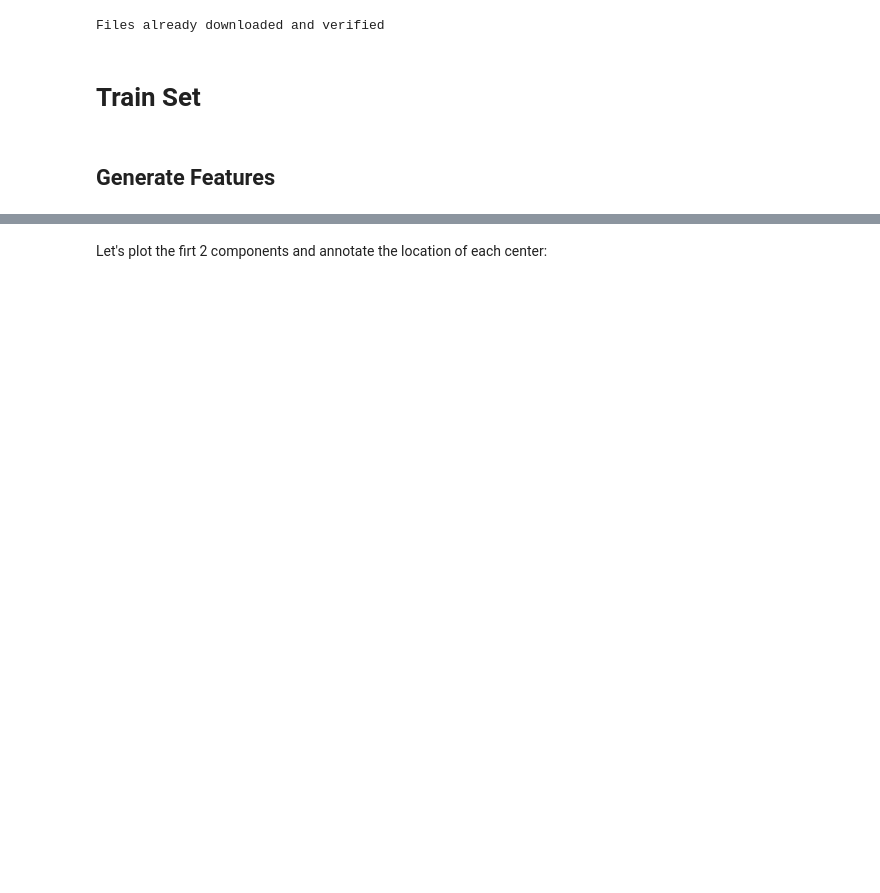
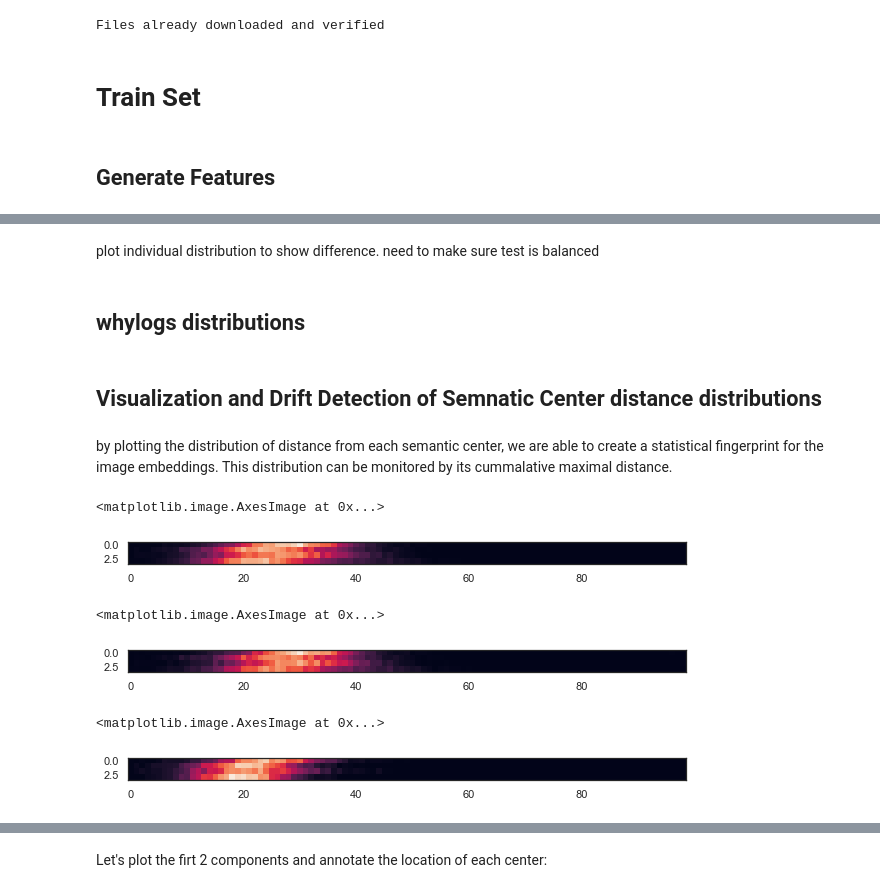
Before and after one commit to rayreed137/whylogs, a Jupyter notebook: examples/whylogs-image/whylogs-image-clusters.ipynb, the cells around one changed output, grey strips where cells are left out. Cells and saved outputs as stored; diff of their text form; code cells hidden in the pictures; blank space fills up the shorter version.

```diff
--- a/examples/whylogs-image/whylogs-image-clusters.ipynb
+++ b/examples/whylogs-image/whylogs-image-clusters.ipynb
@@ -186,0 +238,4 @@ features_p = nn.functional.normalize(torch.stack(features_p), p=2, dim=1)
+# %%
+projector_ani= umap.UMAP()
+projections_ani = projector_ani.fit_transform(features_norm.numpy()[[int(lab) not in set((1,8)) for lab in labels]])
+projections_ani.shape
@@ -186,0 +244,2 @@ features_p = nn.functional.normalize(torch.stack(features_p), p=2, dim=1)
+# %%
+animal_projections_for_all_vectors=projector_ani.transform(features_norm.numpy())
@@ -186,0 +277,62 @@ features_p = nn.functional.normalize(torch.stack(features_p), p=2, dim=1)
+# %% [markdown]
+plot individual distribution to show difference. need to make sure test is balanced
+# %%
+def distance_from_semantic_center(x):
+    arg=np.argwhere(np.array(labels_center)==x['labels'])[0][0]
+    return (np.dot(x['embeddings'],np.array(semantic_centers[arg])))
+def distances_from_every_semantic_center(x):
+    return [(np.dot(x['embeddings'],np.array(sem))) for sem in semantic_centers]
+
+df["distance_from_sem_center"]=df.apply(distance_from_semantic_center,axis=1)
+df["distance_from_every_sem_center"]=df.apply(distances_from_every_semantic_center,axis=1)
+
+# for label, group in df.groupby(["labels"]):
+#     plt.figure(figsize=(5,5))
+#     plt.hist(group["distance_from_every_sem_center"].explode())
+#     plt.show()
+# %% [markdown]
+## whylogs distributions
+# %% [markdown]
+## Visualization and Drift Detection of Semnatic Center distance distributions
+# %% [markdown]
+by plotting the distribution of distance from each semantic center, we are able to create a statistical fingerprint for the image embeddings. This distribution can be monitored by its cummalative maximal distance.
+# %%
+all_distances=np.array(df["distance_from_every_sem_center"].to_list())
+distances_except_ship_auto=np.array(df["distance_from_every_sem_center"][((df["labels"] !=1) & (df["labels"] !=8))].to_list())
+distances_only_ship_auto=np.array(df["distance_from_every_sem_center"][(df["labels"]==1) | (df["labels"] ==8)].to_list())
+
+def arrays(distances,vector_centers):
+    linear_bins=np.linspace(0,1,100)
+    arrays=[]
+    for idx in range(len(vector_centers)):
+        counts_1, bins=np.histogram(distances[:,idx],bins=linear_bins,range=(0,1),density=True)
+        arrays.append(counts_1/100.)
+    return np.array(arrays)
+
+
+def all_dists(distances,vector_centers):
+
+    arrays=[]
+    for idx in range(len(vector_centers)):
+        arrays.append(distances[:,idx])
+    return np.array(arrays)
+
+
+
+plt.figure(figsize=(10,10))
+plt.imshow(arrays(all_distances,semantic_centers)[[idx for idx, lb in enumerate(labels_center) if lb not in set((1,8))]])
+# %% [output]
+<matplotlib.image.AxesImage at 0x...>
+[figure, added]
+# %%
+plt.figure(figsize=(10,10))
+plt.imshow(arrays(distances_except_ship_auto,semantic_centers)[[idx for idx, lb in enumerate(labels_center) if lb not in set((1,8))]])
+# %% [output]
+<matplotlib.image.AxesImage at 0x...>
+[figure, added]
+# %%
+plt.figure(figsize=(10,10))
+plt.imshow(arrays(distances_only_ship_auto,semantic_centers)[[idx for idx, lb in enumerate(labels_center) if lb not in set((1,8))]])
+# %% [output]
+<matplotlib.image.AxesImage at 0x...>
+[figure, added]
```
Also changed, not shown: parts of 75 cells of this notebook, 2 other files.
